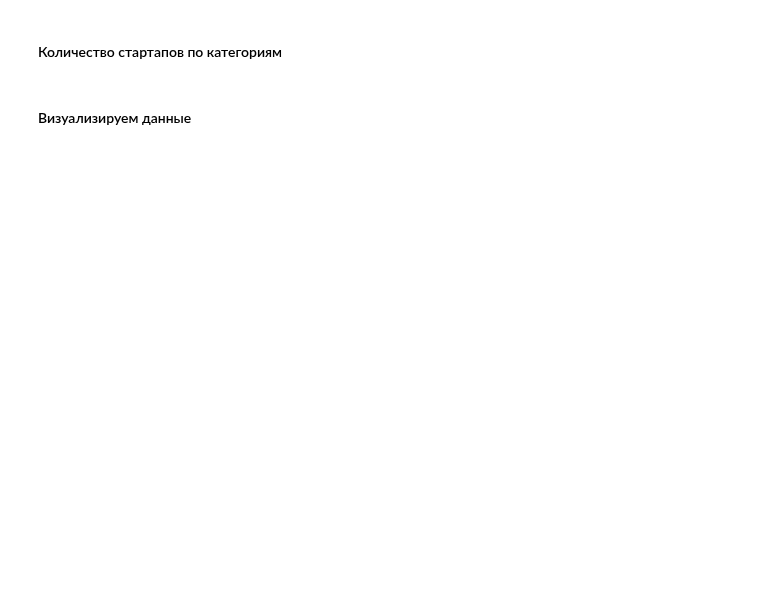
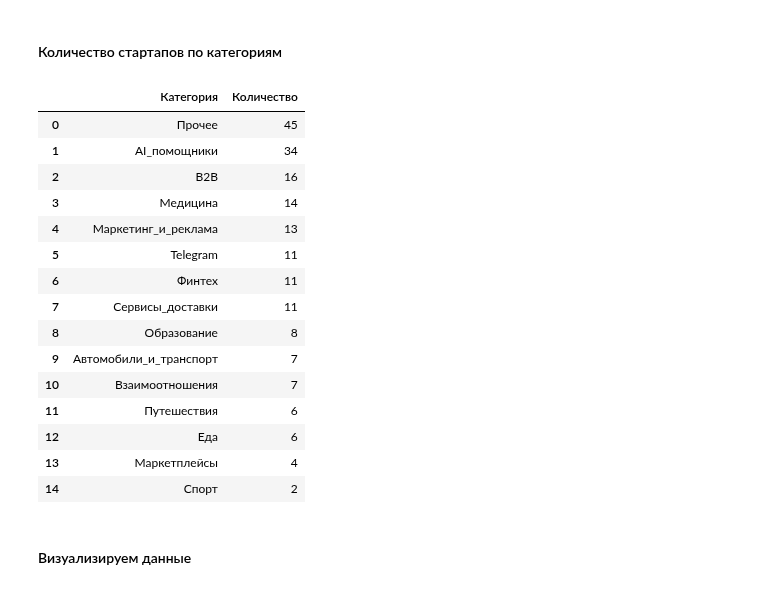
Before and after one commit to panchill/Startup-analytics, a Jupyter notebook: Startup_analytics.ipynb, the cells around one changed output. Cells and saved outputs as stored; diff of their text form; code cells hidden in the pictures; blank space fills up the shorter version.

```diff
--- a/Startup_analytics.ipynb
+++ b/Startup_analytics.ipynb
@@ -151,16 +166,34 @@ random_startups_df
 # %%
 def count_subcategory_occurrences(df, subcategories):
     categories = df['Категория'].str.split(', ', expand=True)
     categories = categories.melt(value_name='Категория').dropna()['Категория']
     results = []
     for subcategory in subcategories:
         count = categories[categories.str.contains(subcategory, case=True)].count()
         results.append((subcategory, count))
     result_df = pd.DataFrame(results, columns=['Категория', 'Количество'])
     result_df = result_df.sort_values(by='Количество', ascending=False).reset_index(drop=True)
     return result_df
 subcategories_list = ['Прочее', 'Telegram', 'B2B', 'Взаимоотношения', 'AI_помощники', 'Маркетплейсы', 'Финтех', 'Автомобили_и_транспорт', 'Медицина', 'Спорт', 'Сервисы_доставки', 'Путешествия', 'Еда', 'Образование', 'Маркетинг_и_реклама']
 subcategory_counts_df = count_subcategory_occurrences(df, subcategories_list)
+subcategory_counts_df
+# %% [output]
+|  | Категория | Количество |
+| 0 | Прочее | 45 |
+| 1 | AI_помощники | 34 |
+| 2 | B2B | 16 |
+| 3 | Медицина | 14 |
+| 4 | Маркетинг_и_реклама | 13 |
+| 5 | Telegram | 11 |
+| 6 | Финтех | 11 |
+| 7 | Сервисы_доставки | 11 |
+| 8 | Образование | 8 |
+| 9 | Автомобили_и_транспорт | 7 |
+| 10 | Взаимоотношения | 7 |
+| 11 | Путешествия | 6 |
+| 12 | Еда | 6 |
+| 13 | Маркетплейсы | 4 |
+| 14 | Спорт | 2 |
 # %% [markdown]
 #### Визуализируем данные
 # %%
```
Also changed, not shown: parts of 6 cells of this notebook.
